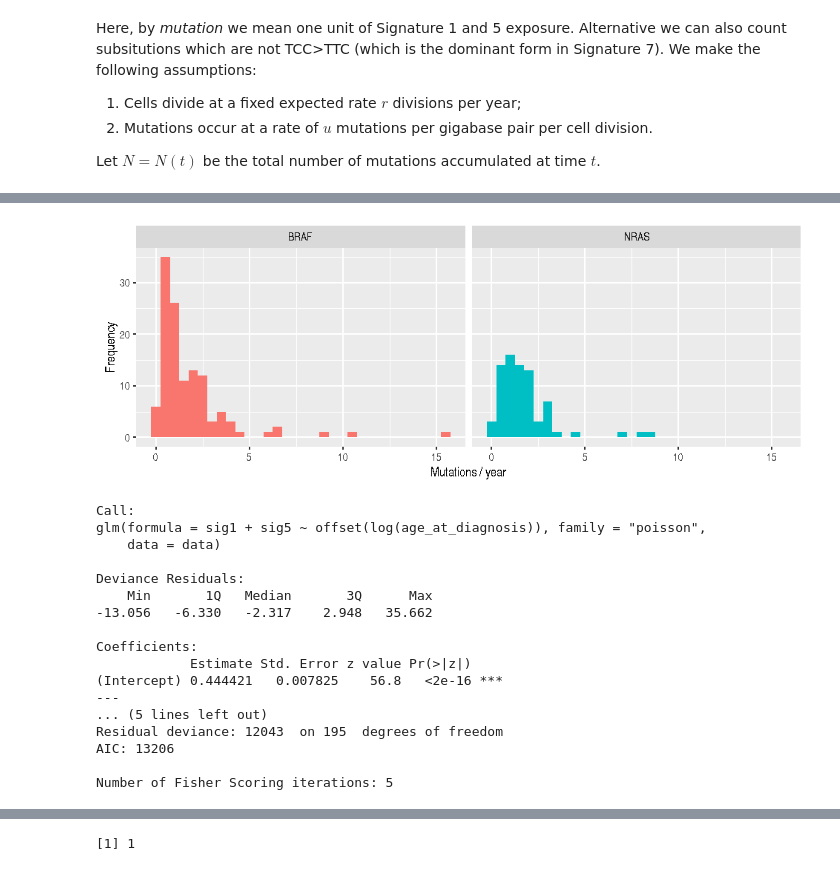
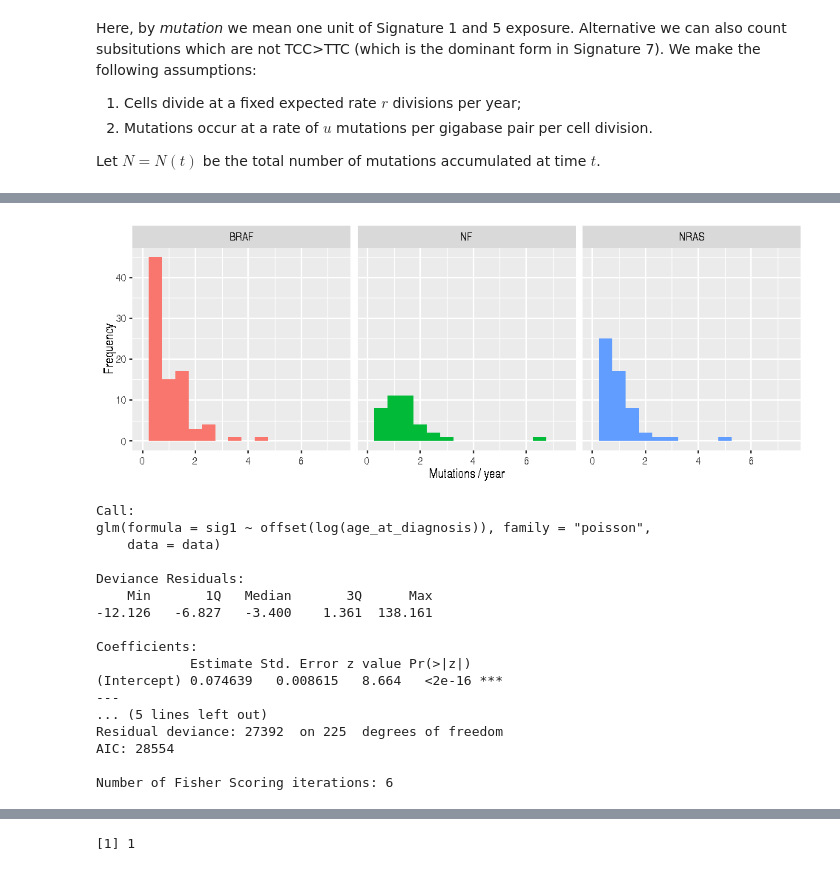
Before and after one commit to lotzma/intrinsic, a Jupyter notebook: Estimating proliferation rates depending on NRAS and BRAF.ipynb, the cells around one changed output, grey strips where cells are left out. Saved outputs shown, nothing was run; the diff lists cells and outputs as text; code cells hidden in the pictures.

```diff
--- a/Estimating proliferation rates depending on NRAS and BRAF.ipynb
+++ b/Estimating proliferation rates depending on NRAS and BRAF.ipynb
@@ -292,6 +293,6 @@ ggplot(data, aes((sig1+sig5)/age_at_diagnosis)) +
 # %%
 # Check the assumption of a Poisson distribution by dividing the different cohorts
-ggplot(data, aes((sig1+sig5)/age_at_diagnosis, fill=Cohort)) +
+ggplot(data, aes((sig1)/age_at_diagnosis, fill=Cohort)) +
     geom_histogram(binwidth = 0.5, position="dodge") + guides(fill=FALSE) +
-    facet_wrap(~ Cohort, ncol=2) + xlab("Mutations / year") + ylab("Frequency")
+    facet_wrap(~ Cohort, ncol=3) + xlab("Mutations / year") + ylab("Frequency") + xlim(c(0,7.5))
 # %% [output]
@@ -298,26 +301,26 @@ ggplot(data, aes((sig1+sig5)/age_at_diagnosis, fill=Cohort)) +
-[figure, old version]
+[figure, new version]
 # %%
 # Fit the model
-res.simple <- glm(sig1+sig5 ~ offset(log(age_at_diagnosis)), data = data, family="poisson")
+res.simple <- glm(sig1 ~ offset(log(age_at_diagnosis)), data = data, family="poisson")
 summary(res.simple)
 # %% [output]
 Call:
-glm(formula = sig1 + sig5 ~ offset(log(age_at_diagnosis)), family = "poisson",
+glm(formula = sig1 ~ offset(log(age_at_diagnosis)), family = "poisson",
     data = data)
 
 Deviance Residuals:
     Min       1Q   Median       3Q      Max
--13.056   -6.330   -2.317    2.948   35.662
+-12.126   -6.827   -3.400    1.361  138.161
 
 Coefficients:
             Estimate Std. Error z value Pr(>|z|)
-(Intercept) 0.444421   0.007825    56.8   <2e-16 ***
+(Intercept) 0.074639   0.008615   8.664   <2e-16 ***
 ---
 ... (5 lines left out)
-Residual deviance: 12043  on 195  degrees of freedom
-AIC: 13206
+Residual deviance: 27392  on 225  degrees of freedom
+AIC: 28554
 
-Number of Fisher Scoring iterations: 5
+Number of Fisher Scoring iterations: 6
 # %%
 fit <- goodfit((data$sig1+data$sig5)/data$age_at_diagnosis)
 summary(fit)
```
Also changed, not shown: parts of 22 cells of this notebook, 3 other files.
